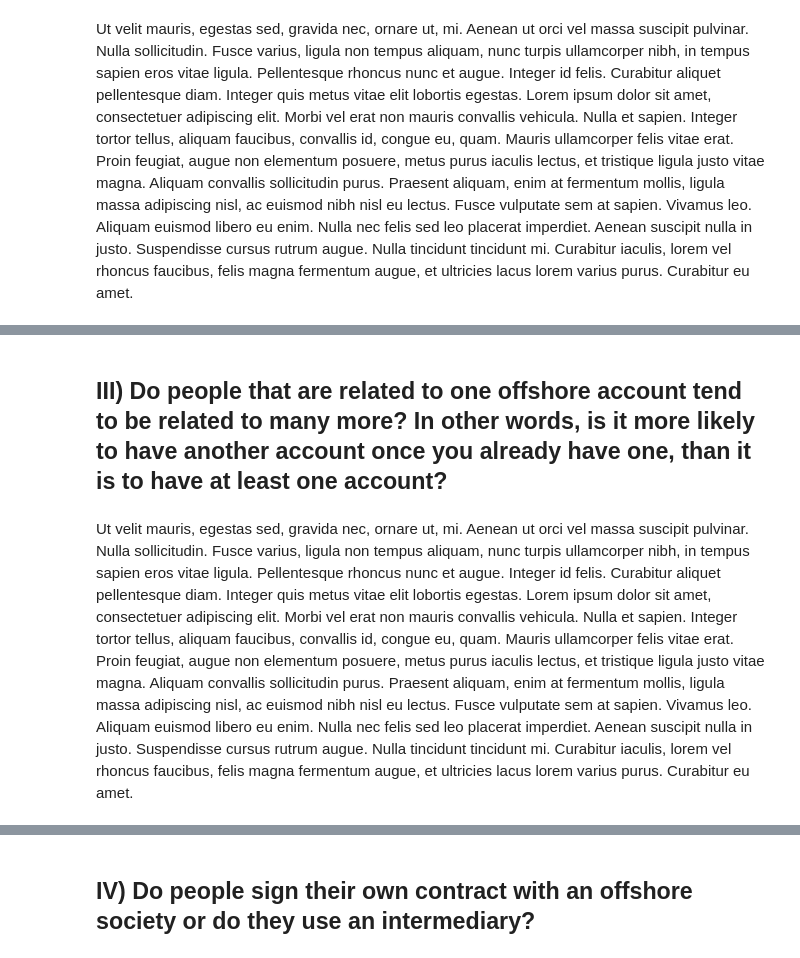
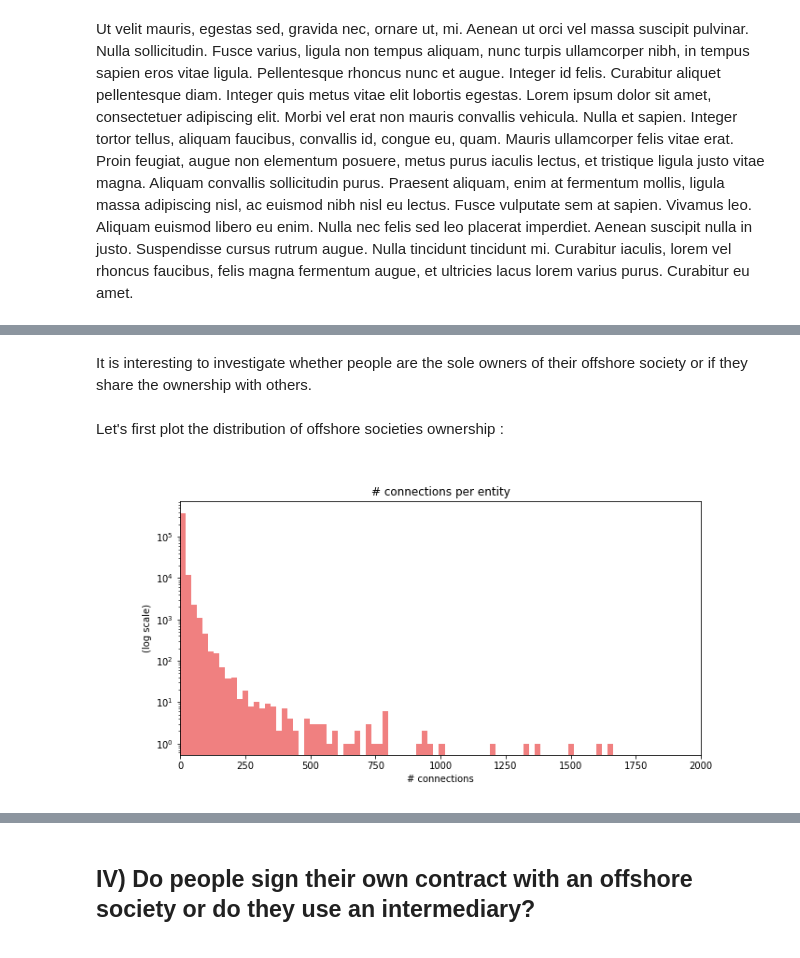
Before and after one commit to yymartin/ADA_Project_Cobra, a Jupyter notebook: index.ipynb, the cells around one changed output, grey strips where cells are left out. Cells and saved outputs as stored; diff of their text form; code cells hidden in the pictures.

```diff
--- a/index.ipynb
+++ b/index.ipynb
@@ -51,5 +50,8 @@ Aliquam convallis sollicitudin purus. Praesent aliquam, enim at fermentum mollis
-# %% [markdown]
-## III) Do people that are related to one offshore account tend to be related to many more? In other words, is it more likely to have another account once you already have one, than it is to have at least one account?
-# %% [markdown]
-Ut velit mauris, egestas sed, gravida nec, ornare ut, mi. Aenean ut orci vel massa suscipit pulvinar. Nulla sollicitudin. Fusce varius, ligula non tempus aliquam, nunc turpis ullamcorper nibh, in tempus sapien eros vitae ligula. Pellentesque rhoncus nunc et augue. Integer id felis. Curabitur aliquet pellentesque diam. Integer quis metus vitae elit lobortis egestas. Lorem ipsum dolor sit amet, consectetuer adipiscing elit. Morbi vel erat non mauris convallis vehicula. Nulla et sapien. Integer tortor tellus, aliquam faucibus, convallis id, congue eu, quam. Mauris ullamcorper felis vitae erat. Proin feugiat, augue non elementum posuere, metus purus iaculis lectus, et tristique ligula justo vitae magna.
-Aliquam convallis sollicitudin purus. Praesent aliquam, enim at fermentum mollis, ligula massa adipiscing nisl, ac euismod nibh nisl eu lectus. Fusce vulputate sem at sapien. Vivamus leo. Aliquam euismod libero eu enim. Nulla nec felis sed leo placerat imperdiet. Aenean suscipit nulla in justo. Suspendisse cursus rutrum augue. Nulla tincidunt tincidunt mi. Curabitur iaculis, lorem vel rhoncus faucibus, felis magna fermentum augue, et ultricies lacus lorem varius purus. Curabitur eu amet.
+# %% [markdown]
+It is interesting to investigate whether people are the sole owners of their offshore society or if they share the ownership with others.
+# %% [markdown]
+Let's first plot the distribution of offshore societies ownership :
+# %%
+Image(filename='Plots/3-1.png')
+# %% [output]
+[figure, added]
```
Also changed, not shown: parts of 12 cells of this notebook.
